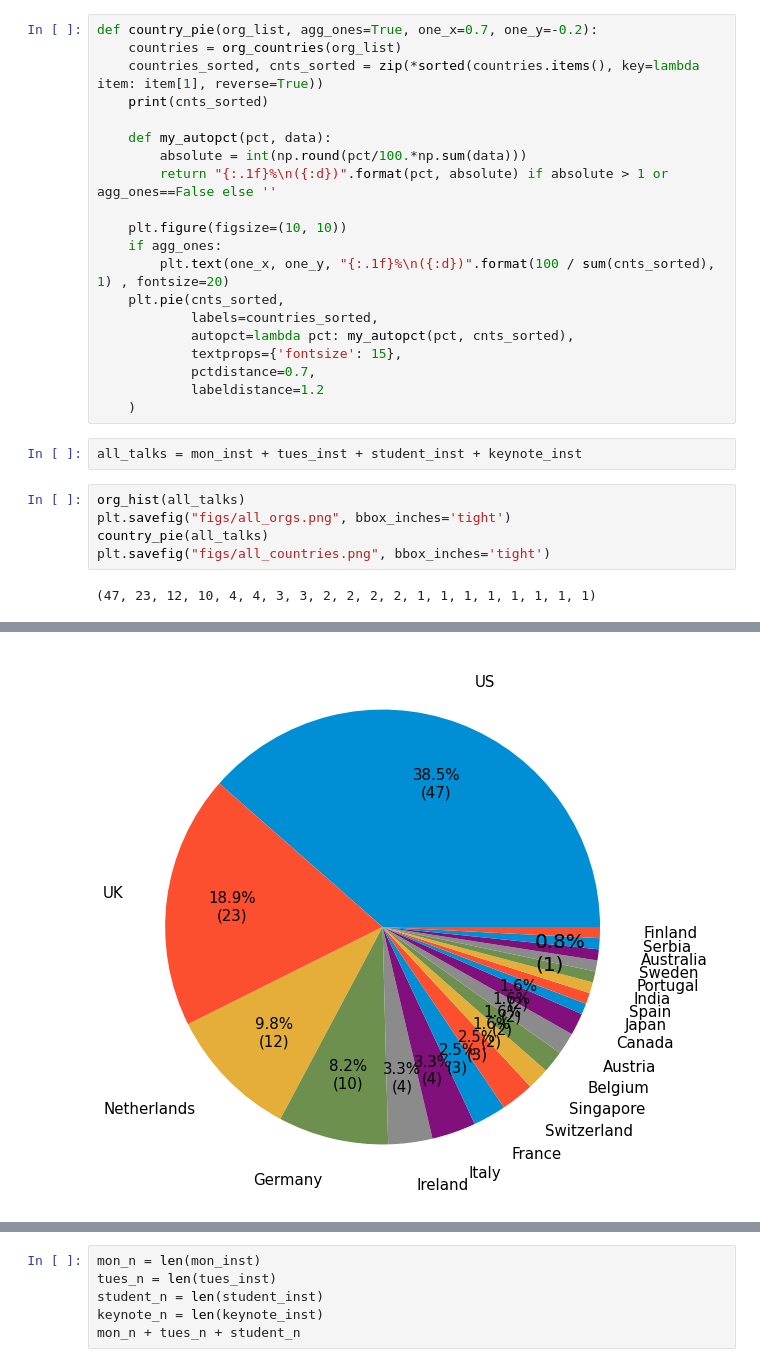
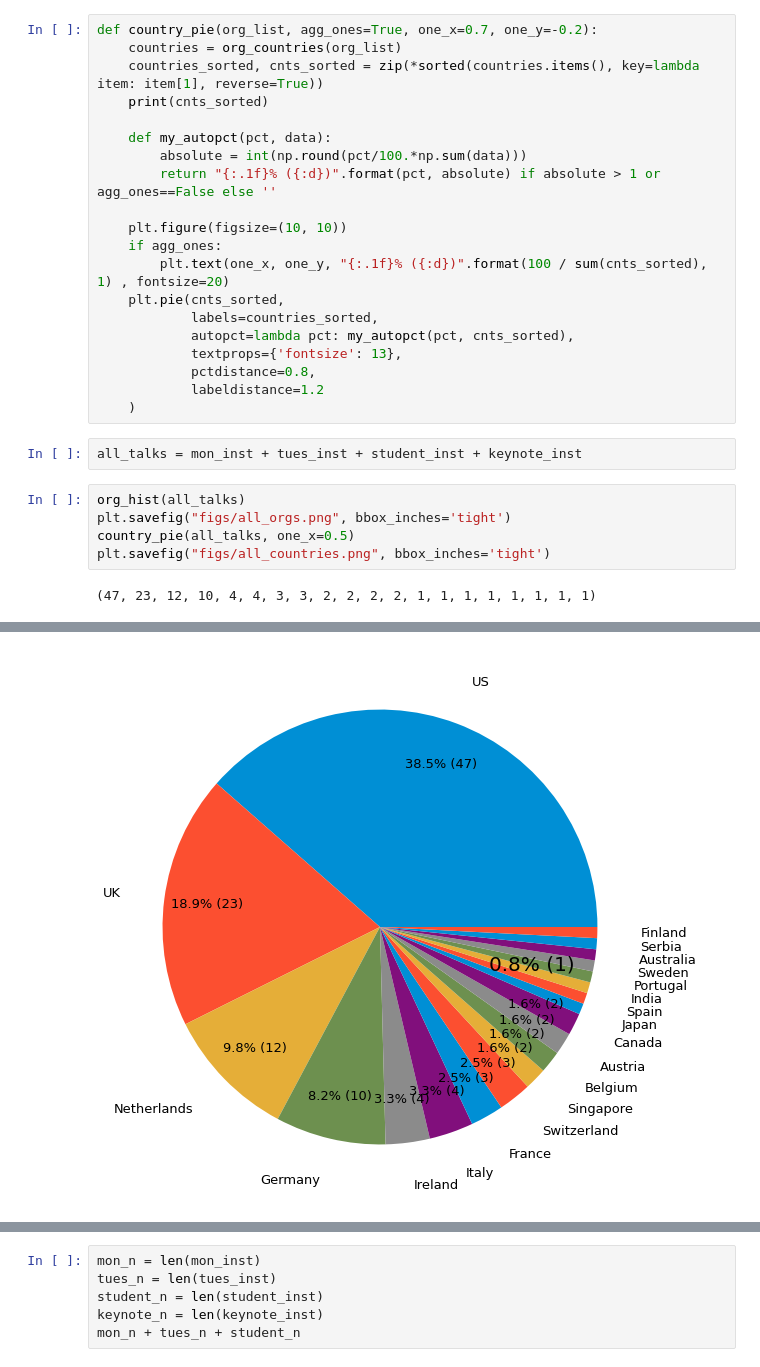
Before and after one commit to anitavero/aies2022, a Jupyter notebook: aies_stats.ipynb, the cells around one changed output, grey strips where cells are left out. Cells and saved outputs as stored; diff of their text form.

```diff
--- a/aies_stats.ipynb
+++ b/aies_stats.ipynb
@@ -51,16 +50,16 @@ def country_pie(org_list, agg_ones=True, one_x=0.7, one_y=-0.2):
 
     def my_autopct(pct, data):
         absolute = int(np.round(pct/100.*np.sum(data)))
-        return "{:.1f}%\n({:d})".format(pct, absolute) if absolute > 1 or agg_ones==False else ''
+        return "{:.1f}% ({:d})".format(pct, absolute) if absolute > 1 or agg_ones==False else ''
 
     plt.figure(figsize=(10, 10))
     if agg_ones:
-        plt.text(one_x, one_y, "{:.1f}%\n({:d})".format(100 / sum(cnts_sorted), 1) , fontsize=20)
+        plt.text(one_x, one_y, "{:.1f}% ({:d})".format(100 / sum(cnts_sorted), 1) , fontsize=20)
     plt.pie(cnts_sorted,
             labels=countries_sorted,
             autopct=lambda pct: my_autopct(pct, cnts_sorted),
-            textprops={'fontsize': 15},
-            pctdistance=0.7,
+            textprops={'fontsize': 13},
+            pctdistance=0.8,
             labeldistance=1.2
     )
 # %%
@@ -68,12 +67,12 @@ all_talks = mon_inst + tues_inst + student_inst + keynote_inst
 # %%
 org_hist(all_talks)
 plt.savefig("figs/all_orgs.png", bbox_inches='tight')
-country_pie(all_talks)
+country_pie(all_talks, one_x=0.5)
 plt.savefig("figs/all_countries.png", bbox_inches='tight')
 # %% [output]
 (47, 23, 12, 10, 4, 4, 3, 3, 2, 2, 2, 2, 1, 1, 1, 1, 1, 1, 1, 1)
 [figure]
-[figure, old version]
+[figure, new version]
 # %%
 org_hist(mon_inst + tues_inst)
 plt.savefig("figs/mon-tues_orgs.png", bbox_inches='tight')
```
Also changed, not shown: parts of 6 cells of this notebook.
